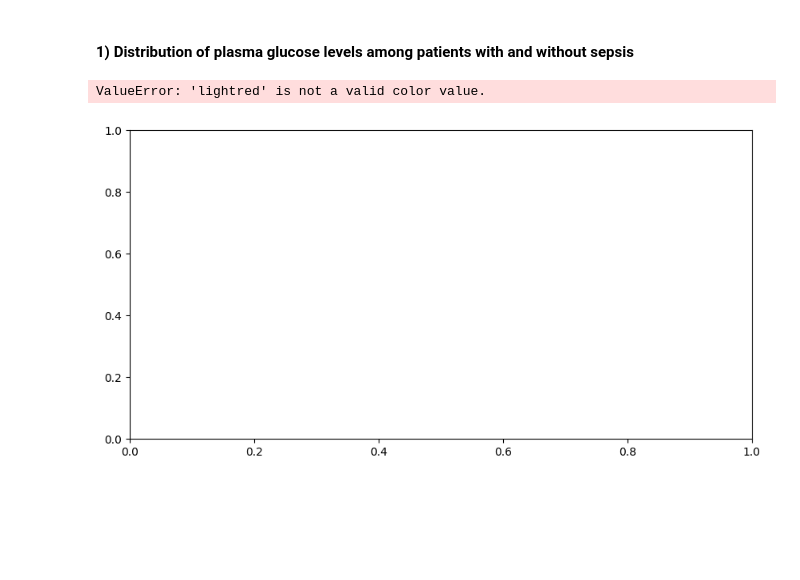
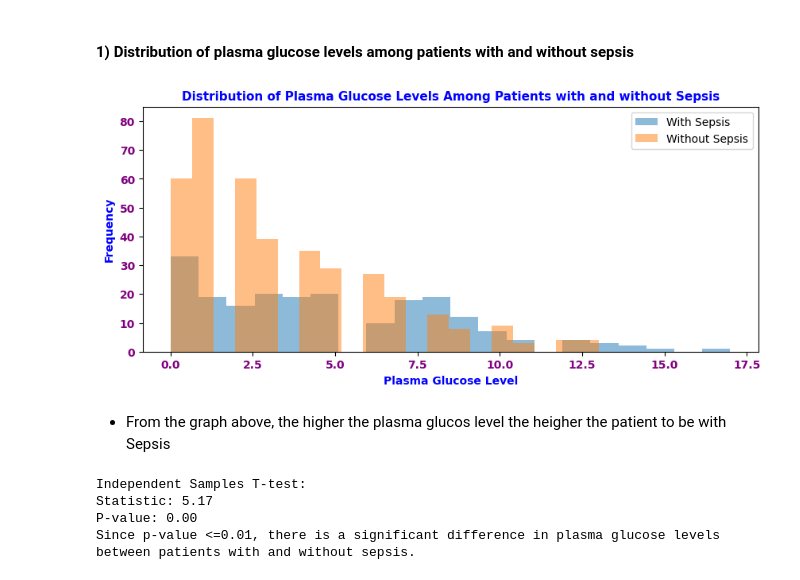
Before and after one commit to tirusew-7/Sepsis-Prediction-API-with-FastAPI, a Jupyter notebook: dev/Sepsis-model.ipynb, the cells around one changed output. Drawn from its saved outputs; the diff is of its cells as text; code cells hidden in the pictures; blank space fills up the shorter version.

```diff
--- a/dev/Sepsis-model.ipynb
+++ b/dev/Sepsis-model.ipynb
@@ -167,21 +181,41 @@ plt.show()
 # %%
 # Filter data for patients with sepsis and without sepsis
 sepsis_patients = df_train[df_train['Sepssis'] == 'Positive']
 non_sepsis_patients = df_train[df_train['Sepssis'] == 'Negative']
 
 # Plot histograms for plasma glucose levels
-plt.figure(figsize=(10, 5))  # Adjust figure size as needed
-plt.hist(sepsis_patients['PRG'], bins=20, alpha=0.5, color='lightred', label='With Sepsis')
-plt.hist(non_sepsis_patients['PRG'], bins=20, alpha=0.5, color='lightblue', label='Without Sepsis')
+plt.figure(figsize=(10, 4))  # Adjust figure size as needed
+plt.hist(sepsis_patients['PRG'], bins=20, alpha=0.5, label='With Sepsis')
+plt.hist(non_sepsis_patients['PRG'], bins=20, alpha=0.5, label='Without Sepsis')
 
 # Add labels and title
 plt.xlabel('Plasma Glucose Level', color = "blue", fontsize=10, fontweight = 'bold')
 plt.ylabel('Frequency', color = 'blue', fontsize = 10, fontweight = 'bold')
 plt.title('Distribution of Plasma Glucose Levels Among Patients with and without Sepsis', color = 'blue', fontsize = 11, fontweight='bold')
 plt.xticks(color='purple', fontweight = 'bold')
 plt.yticks(color='purple', fontweight = 'bold')
 plt.legend()
 plt.show()
 # %% [output]
-ValueError: 'lightred' is not a valid color value.
-[figure, old version]
+[figure, new version]
+# %% [markdown]
+- From the graph above, the higher the plasma glucos level the heigher the patient to be with Sepsis
+# %%
+# Perform independent samples t-test
+statistic, p_value = ttest_ind(sepsis_patients['PRG'], non_sepsis_patients['PRG'])
+
+# Print the results
+print("Independent Samples T-test:")
+print(f"Statistic: {statistic:.2f}")
+print(f"P-value: {p_value:.2f}")
+
+# Interpret the results
+if p_value <= 0.01:
+    print("Since p-value <=0.01, there is a significant difference in plasma glucose levels between patients with and without sepsis.")
+else:
+    print("There is no significant difference in plasma glucose levels between patients with and without sepsis.")
+# %% [output]
+Independent Samples T-test:
+Statistic: 5.17
+P-value: 0.00
+Since p-value <=0.01, there is a significant difference in plasma glucose levels between patients with and without sepsis.
```
Also changed, not shown: parts of 23 cells of this notebook.
